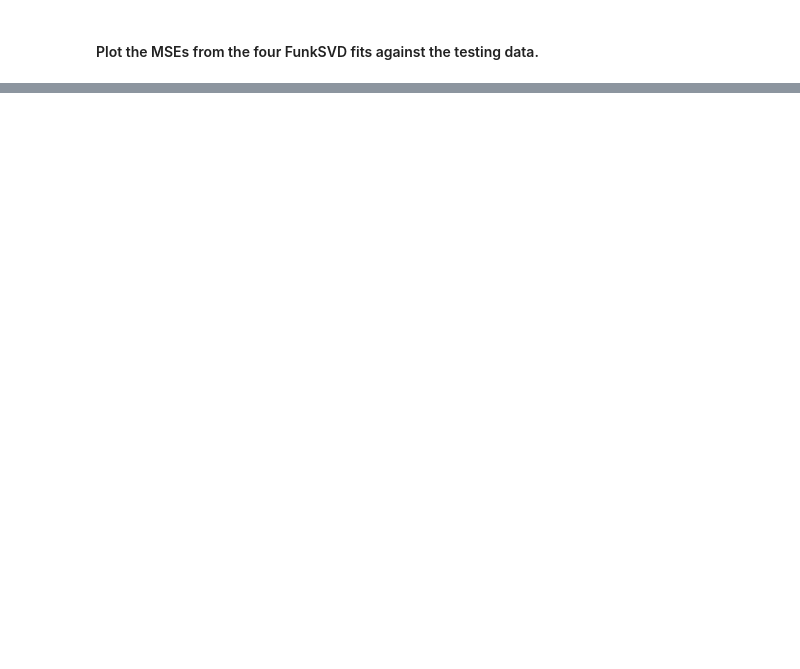
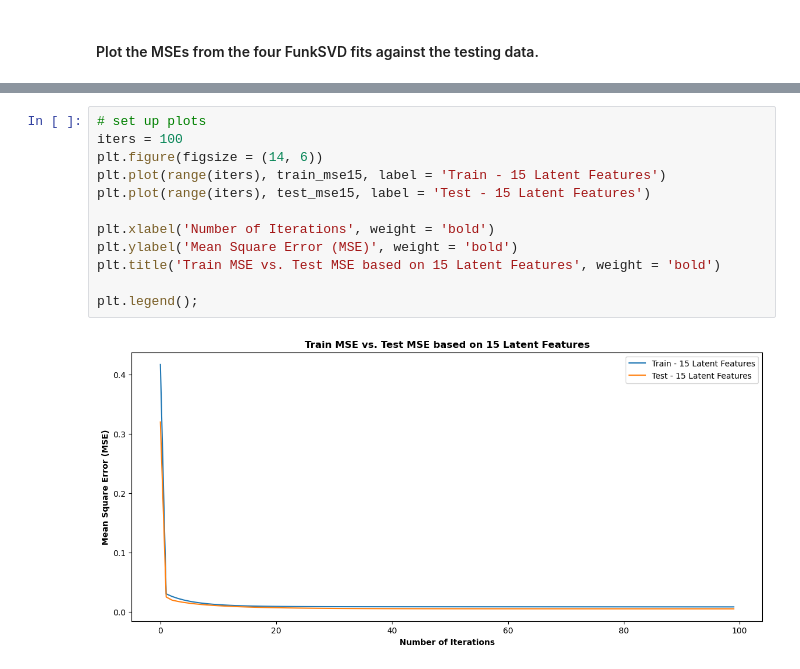
Before and after one commit to mmascaro864/capstone, a Jupyter notebook: starbucks_capstone.ipynb, the cells around one changed output, grey strips where cells are left out. Cells and saved outputs as stored; diff of their text form; blank space fills up the shorter version.

```diff
--- a/starbucks_capstone.ipynb
+++ b/starbucks_capstone.ipynb
@@ -1079,0 +984,14 @@ Name: offer_id, dtype: int64
+# %%
+# set up plots
+iters = 100
+plt.figure(figsize = (14, 6))
+plt.plot(range(iters), train_mse15, label = 'Train - 15 Latent Features')
+plt.plot(range(iters), test_mse15, label = 'Test - 15 Latent Features')
+
+plt.xlabel('Number of Iterations', weight = 'bold')
+plt.ylabel('Mean Square Error (MSE)', weight = 'bold')
+plt.title('Train MSE vs. Test MSE based on 15 Latent Features', weight = 'bold')
+
+plt.legend();
+# %% [output]
+[figure, added]
```
Also changed, not shown: parts of 29 cells of this notebook.
